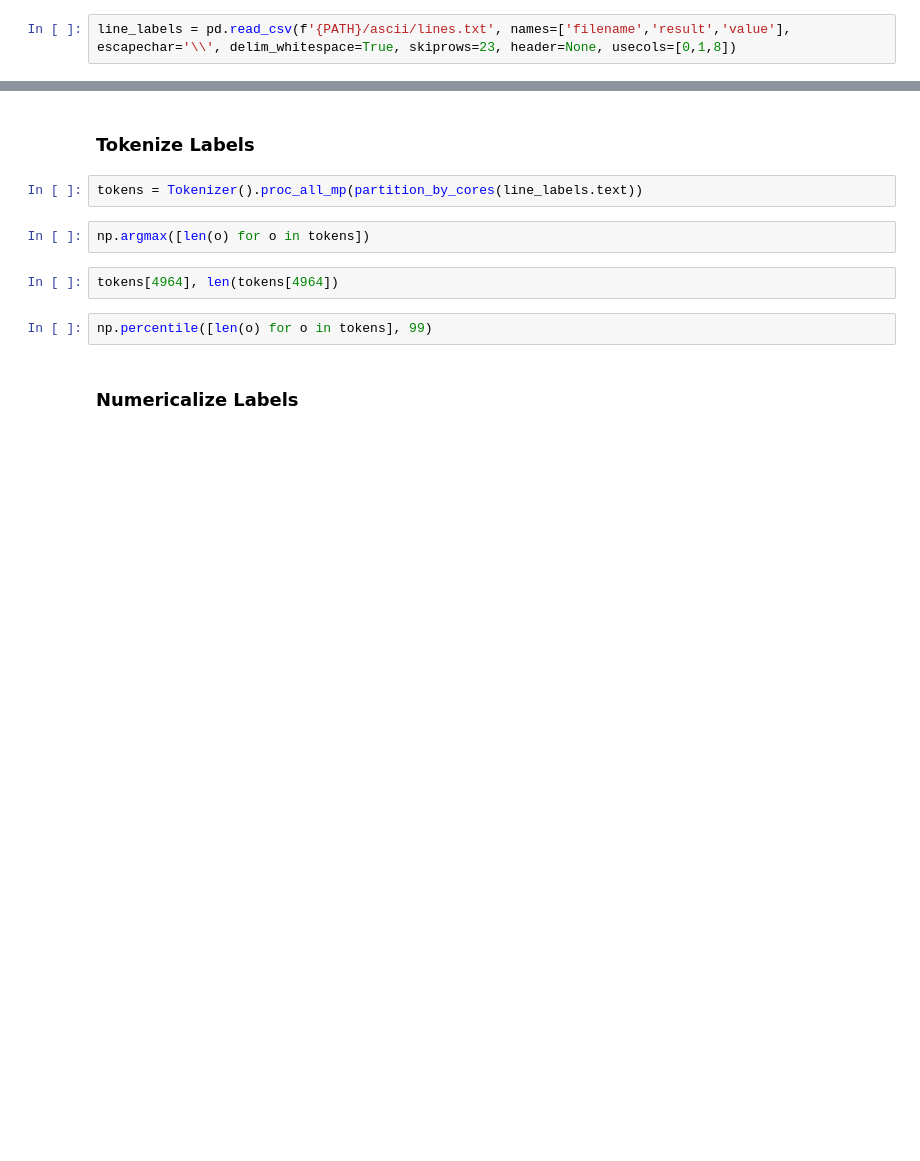
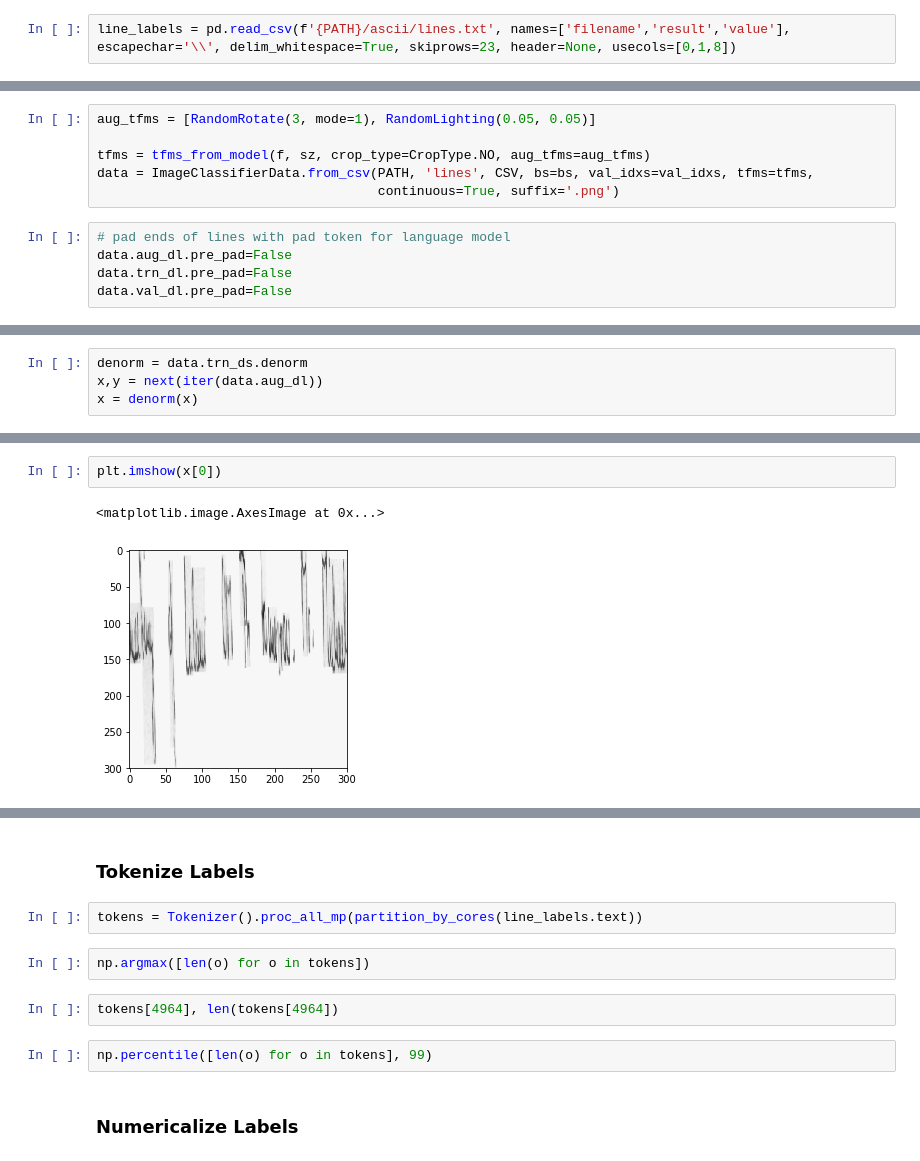
Before and after one commit to ahs8w/Handwriting, a Jupyter notebook: OCR-lines.ipynb, the cells around one changed output, grey strips where cells are left out. Cells and saved outputs as stored; diff of their text form; blank space fills up the shorter version.

```diff
--- a/OCR-lines.ipynb
+++ b/OCR-lines.ipynb
@@ -49,0 +160,11 @@ line_labels.tail()
+# %%
+aug_tfms = [RandomRotate(3, mode=1), RandomLighting(0.05, 0.05)]
+
+tfms = tfms_from_model(f, sz, crop_type=CropType.NO, aug_tfms=aug_tfms)
+data = ImageClassifierData.from_csv(PATH, 'lines', CSV, bs=bs, val_idxs=val_idxs, tfms=tfms,
+                                    continuous=True, suffix='.png')
+# %%
+# pad ends of lines with pad token for language model
+data.aug_dl.pre_pad=False
+data.trn_dl.pre_pad=False
+data.val_dl.pre_pad=False
@@ -49,0 +201,4 @@ line_labels.tail()
+# %%
+denorm = data.trn_ds.denorm
+x,y = next(iter(data.aug_dl))
+x = denorm(x)
@@ -49,0 +217,5 @@ line_labels.tail()
+# %%
+plt.imshow(x[0])
+# %% [output]
+<matplotlib.image.AxesImage at 0x...>
+[figure, added]
```
Also changed, not shown: parts of 41 cells of this notebook, 2 other files.
